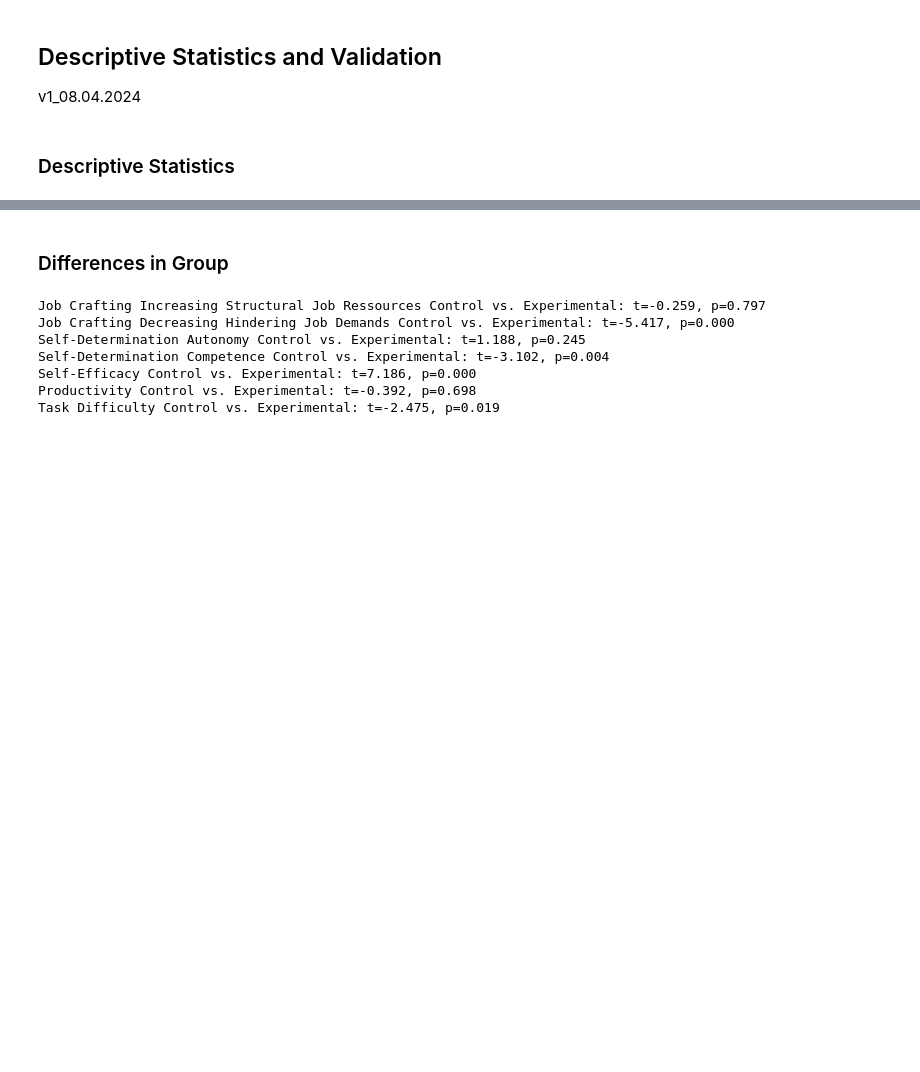
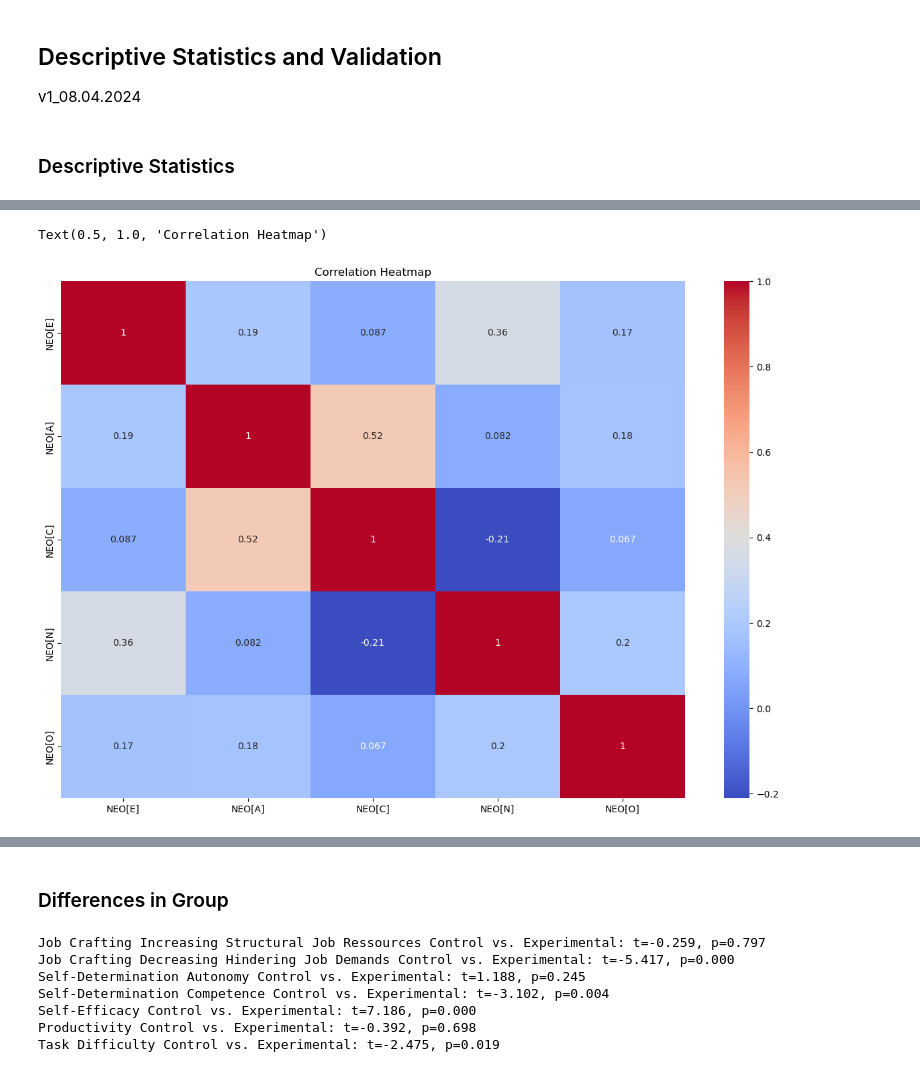
Before and after one commit to franci-03/DataAnalysis, a Jupyter notebook: 03_Validation/validation-analysis.ipynb, the cells around one changed output, grey strips where cells are left out. Cells and saved outputs as stored; diff of their text form; code cells hidden in the pictures; blank space fills up the shorter version.

```diff
--- a/03_Validation/validation-analysis.ipynb
+++ b/03_Validation/validation-analysis.ipynb
@@ -181,0 +175,9 @@ print("\nKurtosis:\n", kurtosis_values)
+# %%
+# Correlation Heatmap for Big Five
+plt.figure(figsize=(15, 10))
+correlation_matrix = data_plot2=data[['NEO[E]', 'NEO[A]', 'NEO[C]', 'NEO[N]', 'NEO[O]']].corr()
+sns.heatmap(correlation_matrix, annot=True, cmap='coolwarm')
+plt.title('Correlation Heatmap')
+# %% [output]
+Text(0.5, 1.0, 'Correlation Heatmap')
+[figure, added]
```
Also changed, not shown: parts of 56 cells of this notebook.
